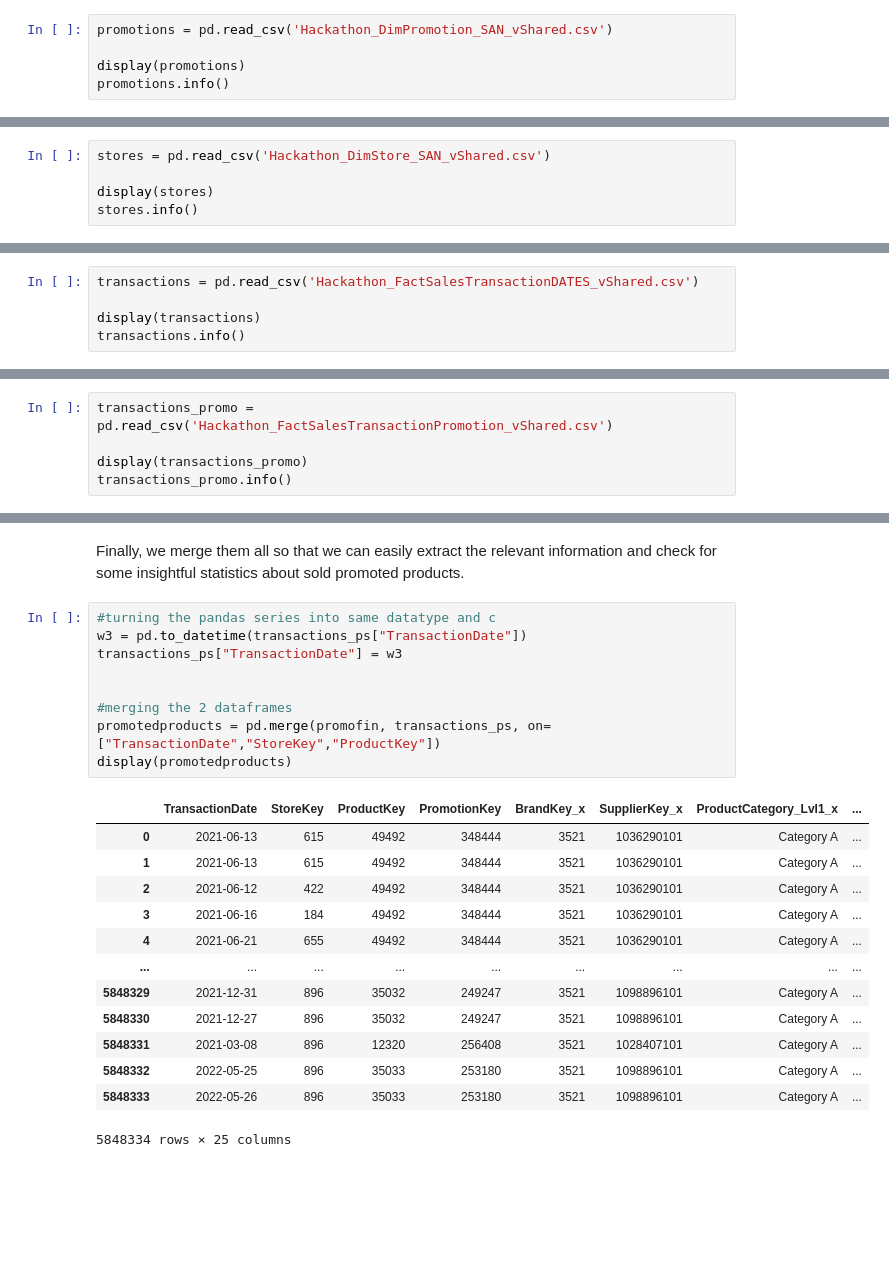
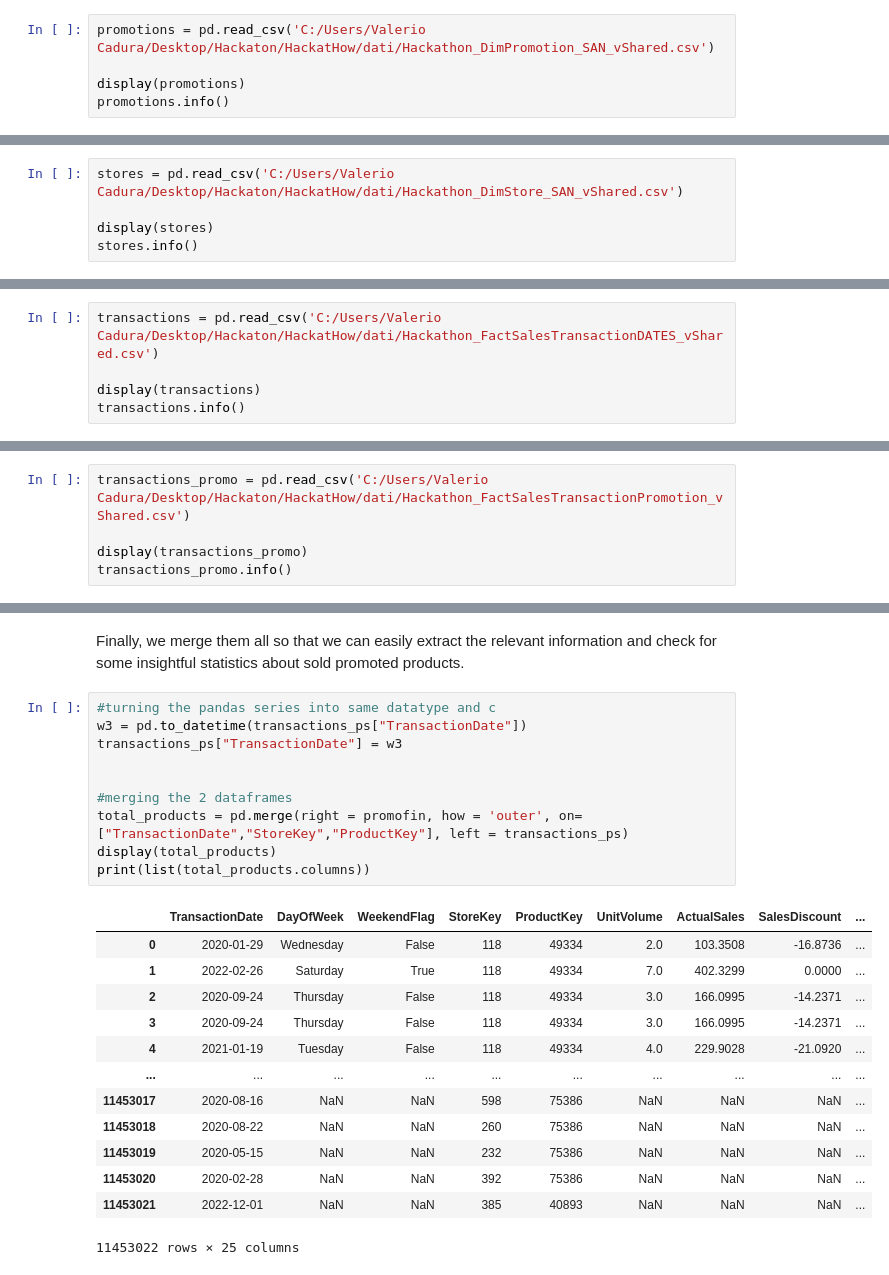
Before and after one commit to Matcar02/HackatOw---A-study-into-an-asian-retailer, a Jupyter notebook: OWHackathon-checkpoint.ipynb, the cells around one changed output, grey strips where cells are left out. Cells and saved outputs as stored; diff of their text form; blank space fills up the shorter version.

```diff
--- a/OWHackathon-checkpoint.ipynb
+++ b/OWHackathon-checkpoint.ipynb
@@ -136,7 +136,7 @@ display(products)
 # %% [markdown]
 **Promotion Dataset**
 # %%
-promotions = pd.read_csv('Hackathon_DimPromotion_SAN_vShared.csv')
+promotions = pd.read_csv('C:/Users/Valerio Cadura/Desktop/Hackaton/HackatHow/dati/Hackathon_DimPromotion_SAN_vShared.csv')
 
 display(promotions)
 promotions.info()
@@ -190,7 +190,7 @@ Name: PromoMechanic, dtype: int64
 # %% [markdown]
 **Store Dataset**
 # %%
-stores = pd.read_csv('Hackathon_DimStore_SAN_vShared.csv')
+stores = pd.read_csv('C:/Users/Valerio Cadura/Desktop/Hackaton/HackatHow/dati/Hackathon_DimStore_SAN_vShared.csv')
 
 display(stores)
 stores.info()
@@ -242,7 +242,7 @@ Name: Region_Lvl2, Length: 222, dtype: int64
 # %% [markdown]
 **Transaction Dataset**
 # %%
-transactions = pd.read_csv('Hackathon_FactSalesTransactionDATES_vShared.csv')
+transactions = pd.read_csv('C:/Users/Valerio Cadura/Desktop/Hackaton/HackatHow/dati/Hackathon_FactSalesTransactionDATES_vShared.csv')
 
 display(transactions)
 transactions.info()
@@ -297,7 +297,7 @@ transactions["TransactionDate"] = wu
 # %% [markdown]
 **Transaction Promotion Dataset**
 # %%
-transactions_promo = pd.read_csv('Hackathon_FactSalesTransactionPromotion_vShared.csv')
+transactions_promo = pd.read_csv('C:/Users/Valerio Cadura/Desktop/Hackaton/HackatHow/dati/Hackathon_FactSalesTransactionPromotion_vShared.csv')
 
 display(transactions_promo)
 transactions_promo.info()
@@ -565,23 +565,24 @@ Finally, we merge them all so that we can easily extract the relevant informatio
 # %%
 #turning the pandas series into same datatype and c
 w3 = pd.to_datetime(transactions_ps["TransactionDate"])
 transactions_ps["TransactionDate"] = w3
 
 
 #merging the 2 dataframes
-promotedproducts = pd.merge(promofin, transactions_ps, on=["TransactionDate","StoreKey","ProductKey"])
-display(promotedproducts)
+total_products = pd.merge(right = promofin, how = 'outer', on=["TransactionDate","StoreKey","ProductKey"], left = transactions_ps)
+display(total_products)
+print(list(total_products.columns))
 # %% [output]
-|  | TransactionDate | StoreKey | ProductKey | PromotionKey | BrandKey_x | SupplierKey_x | ProductCategory_Lvl1_x | ... |
-| 0 | 2021-06-13 | 615 | 49492 | 348444 | 3521 | 1036290101 | Category A | ... |
-| 1 | 2021-06-13 | 615 | 49492 | 348444 | 3521 | 1036290101 | Category A | ... |
-| 2 | 2021-06-12 | 422 | 49492 | 348444 | 3521 | 1036290101 | Category A | ... |
-| 3 | 2021-06-16 | 184 | 49492 | 348444 | 3521 | 1036290101 | Category A | ... |
-| 4 | 2021-06-21 | 655 | 49492 | 348444 | 3521 | 1036290101 | Category A | ... |
-| ... | ... | ... | ... | ... | ... | ... | ... | ... |
-| 5848329 | 2021-12-31 | 896 | 35032 | 249247 | 3521 | 1098896101 | Category A | ... |
-| 5848330 | 2021-12-27 | 896 | 35032 | 249247 | 3521 | 1098896101 | Category A | ... |
-| 5848331 | 2021-03-08 | 896 | 12320 | 256408 | 3521 | 1028407101 | Category A | ... |
-| 5848332 | 2022-05-25 | 896 | 35033 | 253180 | 3521 | 1098896101 | Category A | ... |
-| 5848333 | 2022-05-26 | 896 | 35033 | 253180 | 3521 | 1098896101 | Category A | ... |
+|  | TransactionDate | DayOfWeek | WeekendFlag | StoreKey | ProductKey | UnitVolume | ActualSales | SalesDiscount | ... |
+| 0 | 2020-01-29 | Wednesday | False | 118 | 49334 | 2.0 | 103.3508 | -16.8736 | ... |
+| 1 | 2022-02-26 | Saturday | True | 118 | 49334 | 7.0 | 402.3299 | 0.0000 | ... |
+| 2 | 2020-09-24 | Thursday | False | 118 | 49334 | 3.0 | 166.0995 | -14.2371 | ... |
+| 3 | 2020-09-24 | Thursday | False | 118 | 49334 | 3.0 | 166.0995 | -14.2371 | ... |
+| 4 | 2021-01-19 | Tuesday | False | 118 | 49334 | 4.0 | 229.9028 | -21.0920 | ... |
+| ... | ... | ... | ... | ... | ... | ... | ... | ... | ... |
+| 11453017 | 2020-08-16 | NaN | NaN | 598 | 75386 | NaN | NaN | NaN | ... |
+| 11453018 | 2020-08-22 | NaN | NaN | 260 | 75386 | NaN | NaN | NaN | ... |
+| 11453019 | 2020-05-15 | NaN | NaN | 232 | 75386 | NaN | NaN | NaN | ... |
+| 11453020 | 2020-02-28 | NaN | NaN | 392 | 75386 | NaN | NaN | NaN | ... |
+| 11453021 | 2022-12-01 | NaN | NaN | 385 | 40893 | NaN | NaN | NaN | ... |
-5848334 rows × 25 columns
+11453022 rows × 25 columns
```
Also changed, not shown: parts of 25 cells of this notebook.
